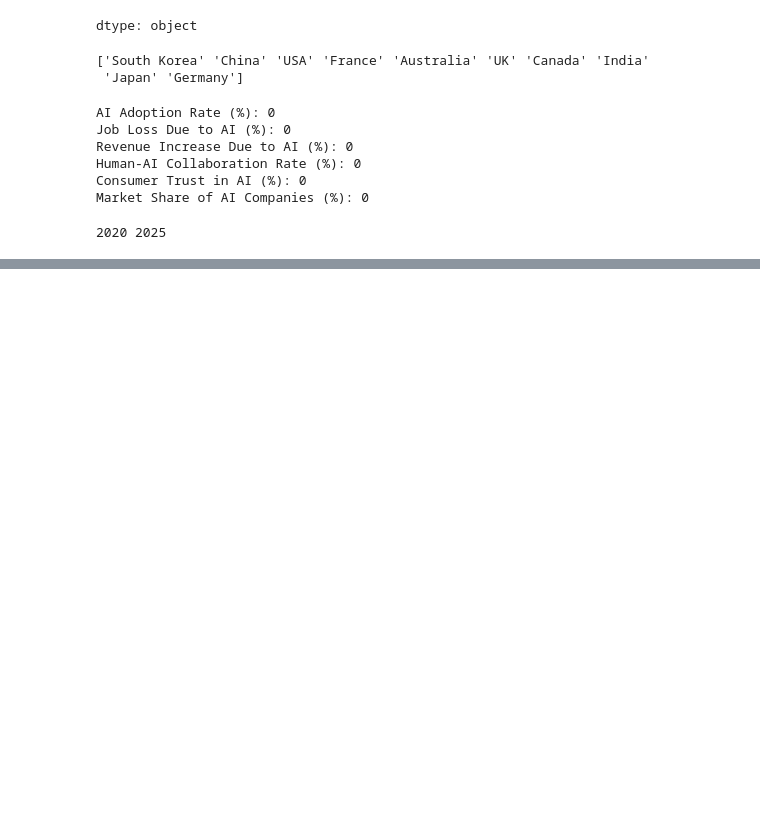
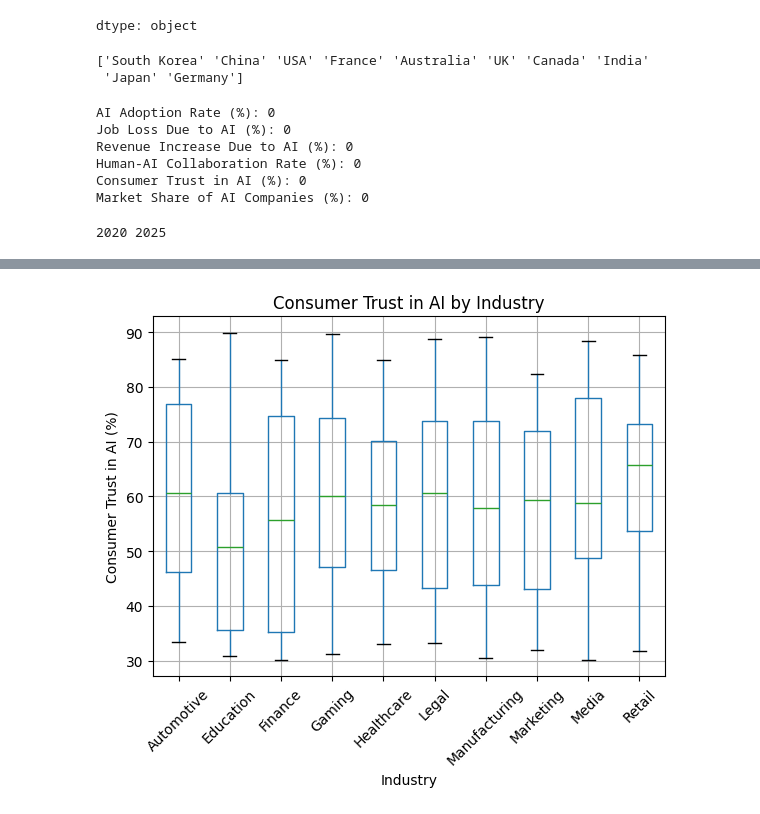
Before and after one commit to sarahchaewon/DSRP_, a Jupyter notebook: test.ipynb, the cells around one changed output, grey strips where cells are left out. Drawn from its saved outputs; the diff is of its cells as text; code cells hidden in the pictures; blank space fills up the shorter version.

```diff
--- a/test.ipynb
+++ b/test.ipynb
@@ -181,0 +147,11 @@ plt.show()
+# %%
+# Consumer Trust in AI by Industry
+df.boxplot(column='Consumer Trust in AI (%)', by='Industry')
+plt.xlabel('Industry')
+plt.ylabel('Consumer Trust in AI (%)')
+plt.title('Consumer Trust in AI by Industry')
+plt.suptitle('')
+plt.xticks(rotation=45)
+plt.show()
+# %% [output]
+[figure, added]
```
Also changed, not shown: parts of 7 cells of this notebook.
